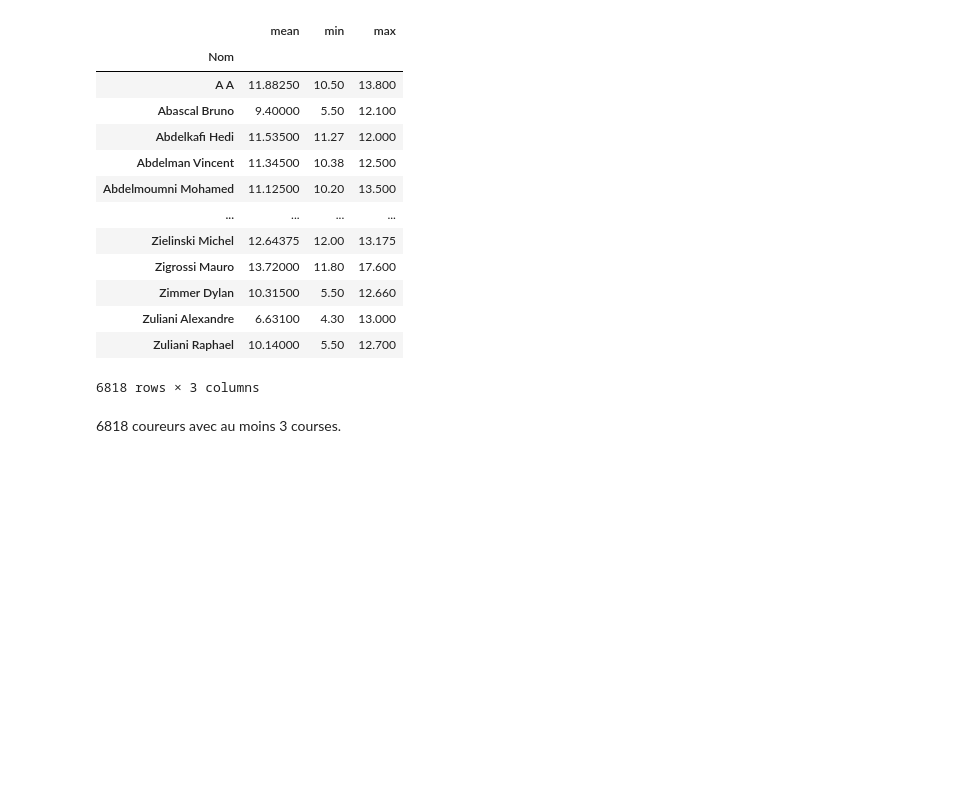
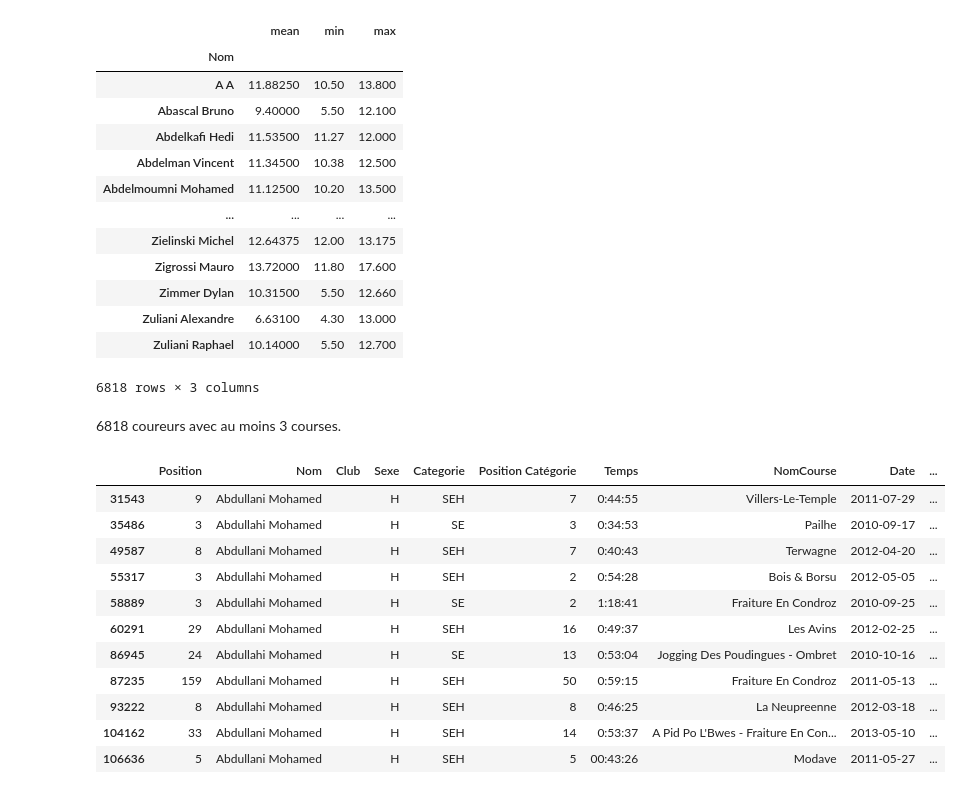
Before and after one commit to ekMi/condrulytics, a Jupyter notebook: notebooks/01_descriptive_analysis.ipynb, the cells around one changed output. Drawn from its saved outputs; the diff is of its cells as text; code cells hidden in the pictures; blank space fills up the shorter version.

```diff
--- a/notebooks/01_descriptive_analysis.ipynb
+++ b/notebooks/01_descriptive_analysis.ipynb
@@ -333,3 +333,18 @@ df[df["Nom"].isin(active)].groupby("Nom")["Distance"].agg(["mean", "min", "max"]
 6818 rows × 3 columns
 # %% [markdown]
 6818 coureurs avec au moins 3 courses.
+# %%
+df[df['Nom'].isin(["Abdullahi Mohamed","Abdullani Mohamed"])]
+# %% [output]
+|  | Position | Nom | Club | Sexe | Categorie | Position Catégorie | Temps | NomCourse | Date | ... |
+| 31543 | 9 | Abdullani Mohamed |  | H | SEH | 7 | 0:44:55 | Villers-Le-Temple | 2011-07-29 | ... |
+| 35486 | 3 | Abdullahi Mohamed |  | H | SE | 3 | 0:34:53 | Pailhe | 2010-09-17 | ... |
+| 49587 | 8 | Abdullani Mohamed |  | H | SEH | 7 | 0:40:43 | Terwagne | 2012-04-20 | ... |
+| 55317 | 3 | Abdullahi Mohamed |  | H | SEH | 2 | 0:54:28 | Bois & Borsu | 2012-05-05 | ... |
+| 58889 | 3 | Abdullahi Mohamed |  | H | SE | 2 | 1:18:41 | Fraiture En Condroz | 2010-09-25 | ... |
+| 60291 | 29 | Abdullani Mohamed |  | H | SEH | 16 | 0:49:37 | Les Avins | 2012-02-25 | ... |
+| 86945 | 24 | Abdullahi Mohamed |  | H | SE | 13 | 0:53:04 | Jogging Des Poudingues - Ombret | 2010-10-16 | ... |
+| 87235 | 159 | Abdullani Mohamed |  | H | SEH | 50 | 0:59:15 | Fraiture En Condroz | 2011-05-13 | ... |
+| 93222 | 8 | Abdullahi Mohamed |  | H | SEH | 8 | 0:46:25 | La Neupreenne | 2012-03-18 | ... |
+| 104162 | 33 | Abdullani Mohamed |  | H | SEH | 14 | 0:53:37 | A Pid Po L'Bwes - Fraiture En Con... | 2013-05-10 | ... |
+| 106636 | 5 | Abdullani Mohamed |  | H | SEH | 5 | 00:43:26 | Modave | 2011-05-27 | ... |
```
Also changed, not shown: 5 other files.
